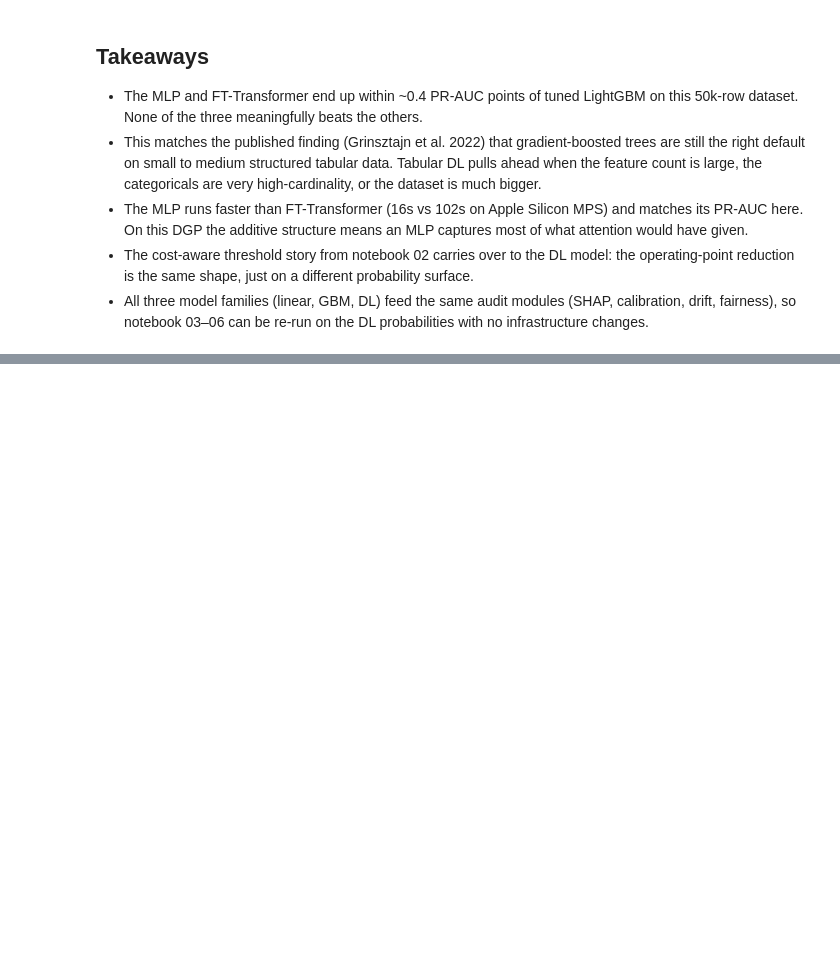
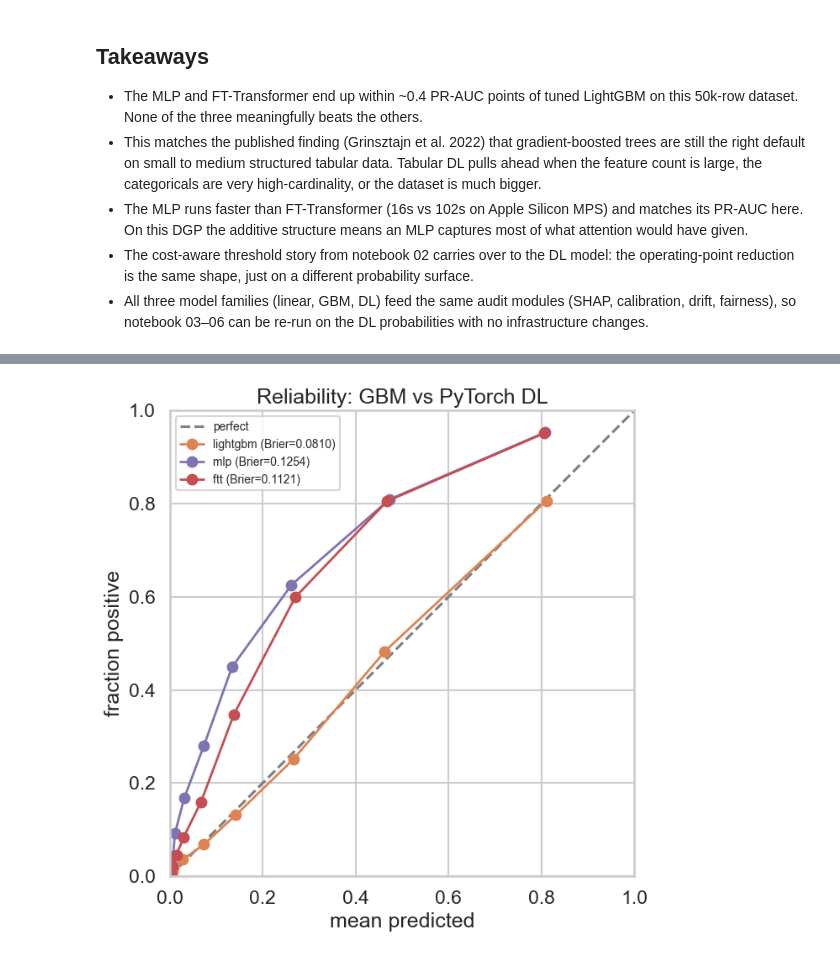
Before and after one commit to jessi-sidhu/credit-risk-modeling, a Jupyter notebook: notebooks/08_tabular_dl.ipynb, the cells around one changed output, grey strips where cells are left out. Drawn from its saved outputs; the diff is of its cells as text; code cells hidden in the pictures; blank space fills up the shorter version.

Commit message:
extend audits to dl model

```diff
--- a/notebooks/08_tabular_dl.ipynb
+++ b/notebooks/08_tabular_dl.ipynb
@@ -167,0 +172,8 @@ FT-Transformer cost-optimal threshold: 0.500
+# %%
+from src.calibration import calibration_metrics, reliability_table
+
+rows = []
+for name, p in [('lightgbm', y_prob_lgb), ('mlp', y_prob_mlp), ('ftt', y_prob_ftt)]:
+    rows.append({'model': name, **calibration_metrics(y_te_full, p)})
+calib_compare = pd.DataFrame(rows).set_index('model').round(4)
+calib_compare
@@ -167,0 +186,19 @@ FT-Transformer cost-optimal threshold: 0.500
+# %%
+fig, ax = plt.subplots(figsize=(7, 7))
+ax.plot([0, 1], [0, 1], '--', color='grey', label='perfect')
+for name, probs, color in [
+    ('lightgbm', y_prob_lgb, '#dd8452'),
+    ('mlp',      y_prob_mlp, '#8172b3'),
+    ('ftt',      y_prob_ftt, '#c44e52'),
+]:
+    t = reliability_table(y_te_full, probs, n_bins=10)
+    b = calibration_metrics(y_te_full, probs)['brier']
+    ax.plot(t['mean_predicted'], t['fraction_positive'], marker='o', color=color, lw=2,
+            label=f"{name} (Brier={b:.4f})")
+ax.set_xlabel('mean predicted'); ax.set_ylabel('fraction positive')
+ax.set_xlim(0, 1); ax.set_ylim(0, 1)
+ax.set_title('Reliability: GBM vs PyTorch DL')
+ax.legend(loc='upper left', fontsize=10)
+plt.tight_layout(); plt.savefig(FIG_DIR / 'reliability_dl.png', dpi=120); plt.show()
+# %% [output]
+[figure, added]
```
Also changed, not shown: parts of 10 cells of this notebook, 2 other files.
